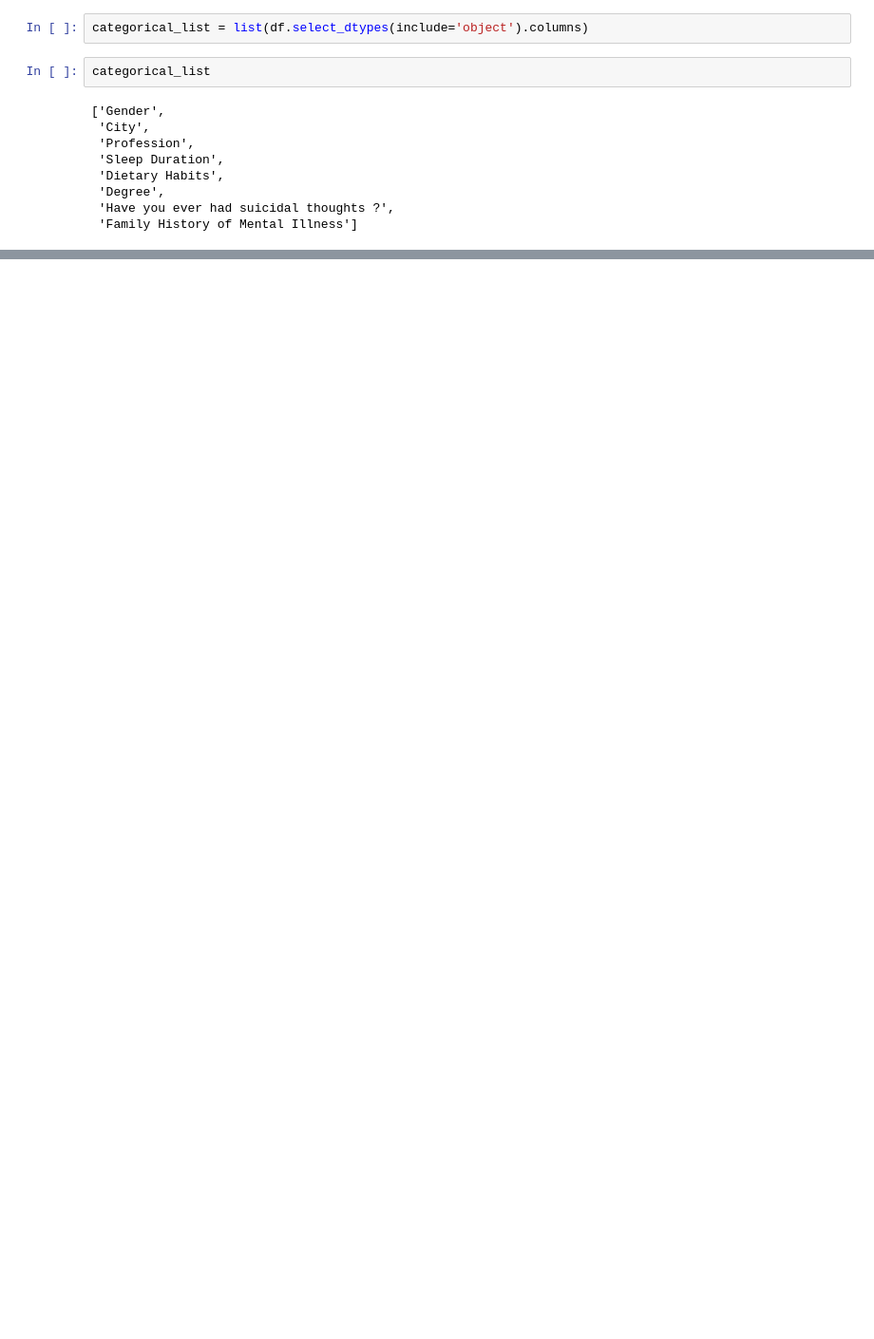
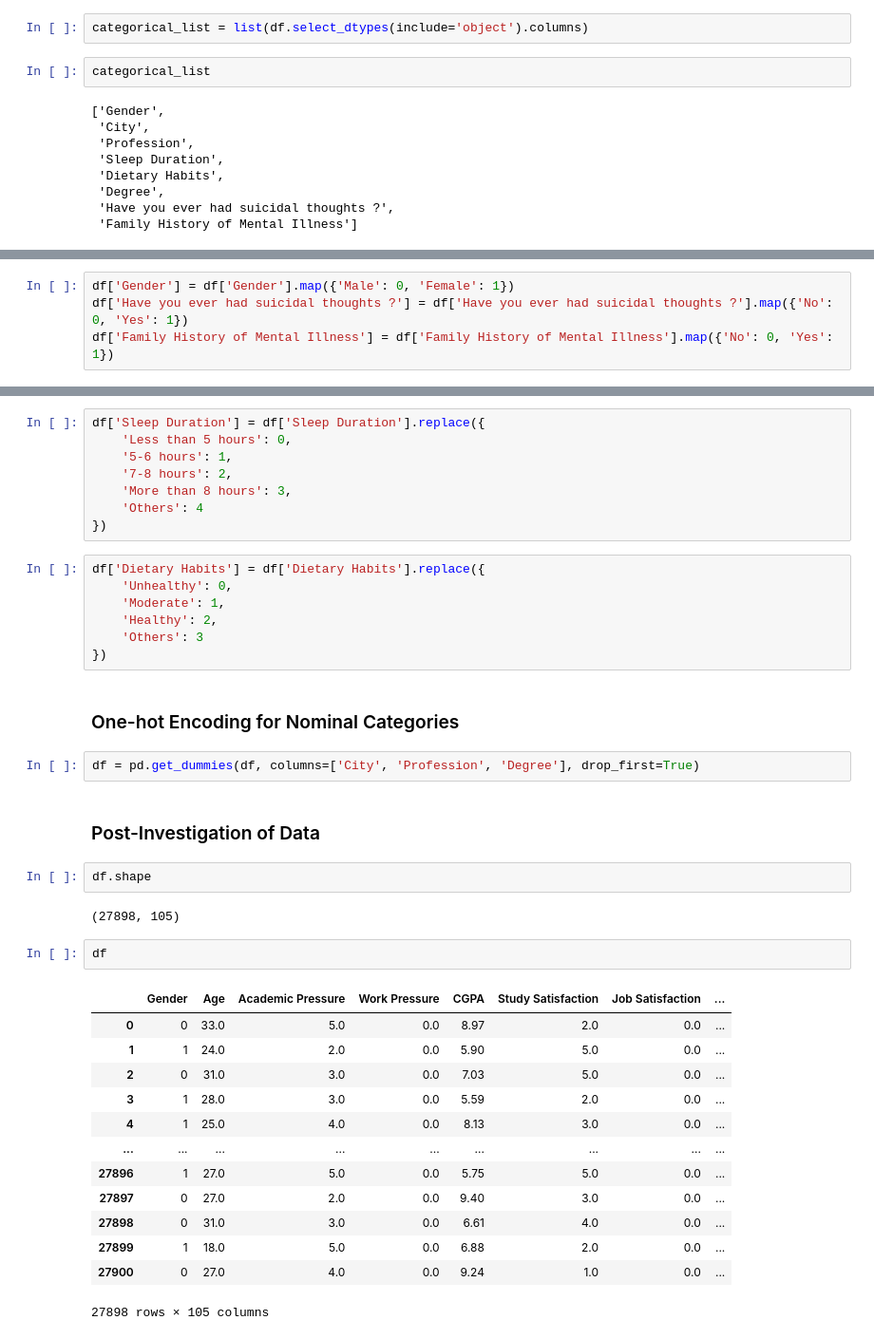
Before and after one commit to ANSH5252/Student-Depression-Prediction, a Jupyter notebook: sdp.ipynb, the cells around one changed output, grey strips where cells are left out. Shown: that part at 95% size. Saved outputs shown, nothing was run; the diff lists cells and outputs as text; blank space fills up the shorter version.

Commit message:
Encoding of Categorical Features

```diff
--- a/sdp.ipynb
+++ b/sdp.ipynb
@@ -186,0 +173,4 @@ Test accuracy: 0.8448028673835125
+# %%
+df['Gender'] = df['Gender'].map({'Male': 0, 'Female': 1})
+df['Have you ever had suicidal thoughts ?'] = df['Have you ever had suicidal thoughts ?'].map({'No': 0, 'Yes': 1})
+df['Family History of Mental Illness'] = df['Family History of Mental Illness'].map({'No': 0, 'Yes': 1})
@@ -186,0 +179,41 @@ Test accuracy: 0.8448028673835125
+# %%
+df['Sleep Duration'] = df['Sleep Duration'].replace({
+    'Less than 5 hours': 0,
+    '5-6 hours': 1,
+    '7-8 hours': 2,
+    'More than 8 hours': 3,
+    'Others': 4
+})
+# %%
+df['Dietary Habits'] = df['Dietary Habits'].replace({
+    'Unhealthy': 0,
+    'Moderate': 1,
+    'Healthy': 2,
+    'Others': 3
+})
+# %% [markdown]
+### One-hot Encoding for Nominal Categories
+# %%
+df = pd.get_dummies(df, columns=['City', 'Profession', 'Degree'], drop_first=True)
+# %% [markdown]
+### Post-Investigation of Data
+# %%
+df.shape
+# %% [output]
+(27898, 105)
+# %%
+df
+# %% [output]
+|  | Gender | Age | Academic Pressure | Work Pressure | CGPA | Study Satisfaction | Job Satisfaction | ... |
+| 0 | 0 | 33.0 | 5.0 | 0.0 | 8.97 | 2.0 | 0.0 | ... |
+| 1 | 1 | 24.0 | 2.0 | 0.0 | 5.90 | 5.0 | 0.0 | ... |
+| 2 | 0 | 31.0 | 3.0 | 0.0 | 7.03 | 5.0 | 0.0 | ... |
+| 3 | 1 | 28.0 | 3.0 | 0.0 | 5.59 | 2.0 | 0.0 | ... |
+| 4 | 1 | 25.0 | 4.0 | 0.0 | 8.13 | 3.0 | 0.0 | ... |
+| ... | ... | ... | ... | ... | ... | ... | ... | ... |
+| 27896 | 1 | 27.0 | 5.0 | 0.0 | 5.75 | 5.0 | 0.0 | ... |
+| 27897 | 0 | 27.0 | 2.0 | 0.0 | 9.40 | 3.0 | 0.0 | ... |
+| 27898 | 0 | 31.0 | 3.0 | 0.0 | 6.61 | 4.0 | 0.0 | ... |
+| 27899 | 1 | 18.0 | 5.0 | 0.0 | 6.88 | 2.0 | 0.0 | ... |
+| 27900 | 0 | 27.0 | 4.0 | 0.0 | 9.24 | 1.0 | 0.0 | ... |
+27898 rows × 105 columns
```
Also changed, not shown: parts of 12 cells of this notebook.
